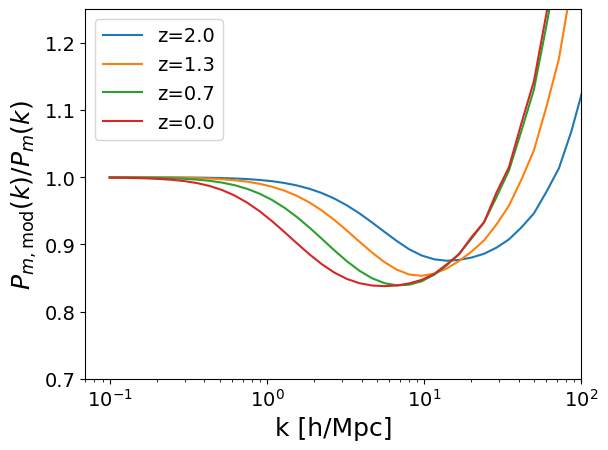
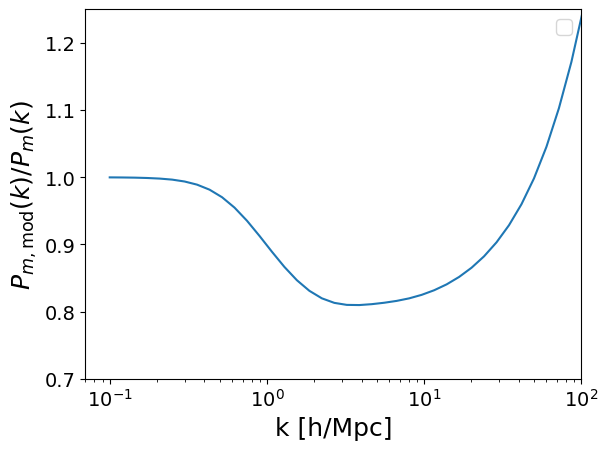
Code edit (unified diff) that turned the first committed figure into the second:
--- before
+++ after
@@ -6,53 +6,41 @@
 Nk = len(k_grid)
 
-Pm_dmo_grid = np.zeros((Nz, Nk))   # shape (z, k)
-Pm_baryon_grid = np.zeros((Nz, Nk)) 
+# compute CDM power spectrum
+clump_mass_func = ClumpMassGiocoli2010(cfg)
 
-for i,z in enumerate(z_grid):
-    cfg_local = copy.deepcopy(cfg)
-    cfg_local.z = z
+Pm_dmo = MatterPower(cfg, 
+                mass_func=mass_func, 
+                smooth_profile=smooth_profile_dm,
+                bias=bias,
+                clump_mass_func=clump_mass_func, 
+                clump_profile=clump_profile_dm, 
+                clump_distribution=clump_distribution)
+    
+Pm_dmo_dict = Pm_computer(Pm_dmo, k_grid)
+Pm_dmo_tot = Pm_dmo_dict['P_tot']
 
-    print(f"computing power spectrum at redshift {z:.1f}")
-    
-    # compute CDM power spectrum
-    clump_mass_func = ClumpMassGiocoli2010(cfg_local)
-    
-    Pm_dmo = MatterPower(cfg_local, 
-                    mass_func=mass_func, 
-                    smooth_profile=smooth_profile_dm,
-                    bias=bias,
-                    clump_mass_func=clump_mass_func, 
-                    clump_profile=clump_profile_dm, 
-                    clump_distribution=clump_distribution)
-        
-    Pm_dmo_dict = Pm_computer(Pm_dmo, k_grid)
-    Pm_dmo_tot = Pm_dmo_dict['P_tot']
-    Pm_dmo_grid[i, :] = Pm_dmo_tot 
-    
+# compute baryon power spectrum
 
-    # compute baryon power spectrum
-    
-    gas_profile = ProfileGasCoredPowerLaw(cfg_local, shmr, c_smooth)
-    stellar_profile = ProfileStellarTruncatedPowerLaw(cfg_local, c_smooth)
+gas_profile = ProfileGasCoredPowerLaw(cfg, shmr, c_smooth)
+stellar_profile = ProfileStellarTruncatedPowerLaw(cfg, c_smooth)
 
-    Pm_baryon = MatterPowerBaryons(cfg_local, 
-                    mass_func=mass_func, 
-                    shmr=shmr,
-                    shmr_central=shmr_central,
-                    smooth_profile_dm=smooth_profile_dm,
-                    stellar_profile=stellar_profile, 
-                    gas_profile=gas_profile,
-                    bias=bias,
-                    clump_mass_func=clump_mass_func, 
-                    clump_profile_dm=clump_profile_dm, 
-                    clump_distribution=clump_distribution)
-    
-    Pm_baryon_dict = Pm_computer(Pm_baryon, k_grid)
-    Pm_baryon_tot = Pm_baryon_dict['P_tot']
-    Pm_baryon_grid[i, :] = Pm_baryon_tot
-    
-    
-    plt.plot(k_grid, Pm_baryon_tot/Pm_dmo_tot, label=f'z={z:.1f}')
-    
+Pm_baryon = MatterPowerBaryons(cfg, 
+                mass_func=mass_func, 
+                shmr=shmr,
+                shmr_central=shmr_central,
+                smooth_profile_dm=smooth_profile_dm,
+                stellar_profile=stellar_profile, 
+                gas_profile=gas_profile,
+                bias=bias,
+                clump_mass_func=clump_mass_func, 
+                clump_profile_dm=clump_profile_dm, 
+                clump_distribution=clump_distribution)
+
+Pm_baryon_dict = Pm_computer(Pm_baryon, k_grid)
+Pm_baryon_tot = Pm_baryon_dict['P_tot']
+
+
+plt.plot(k_grid, Pm_baryon_tot/Pm_dmo_tot)
+
 plt.xscale("log")
 plt.ylim(0.7, 1.25)

Commit: .